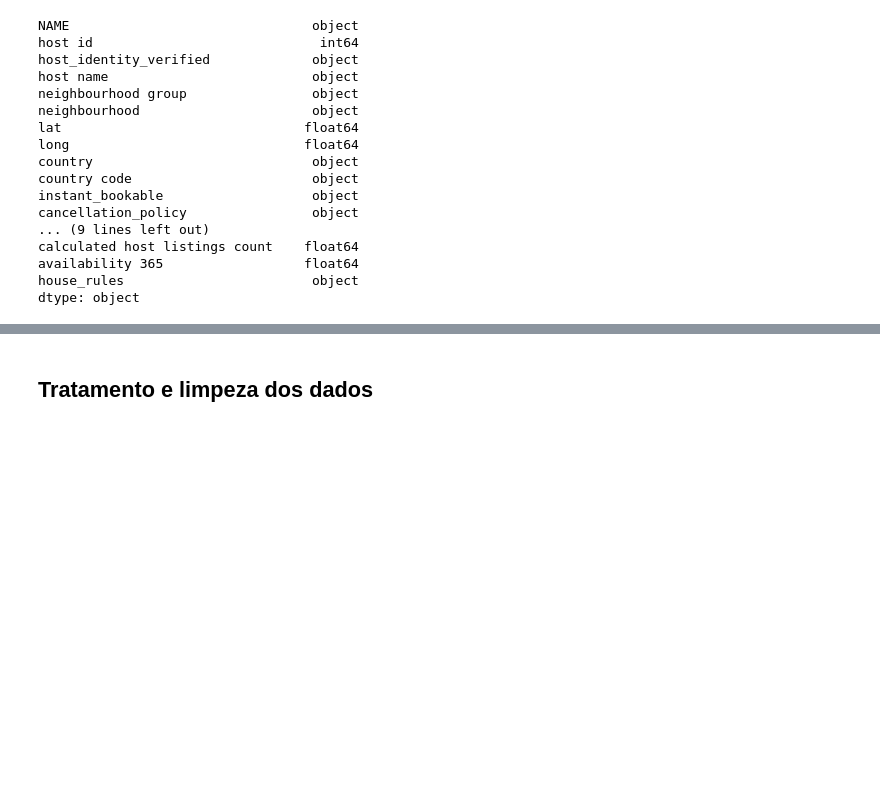
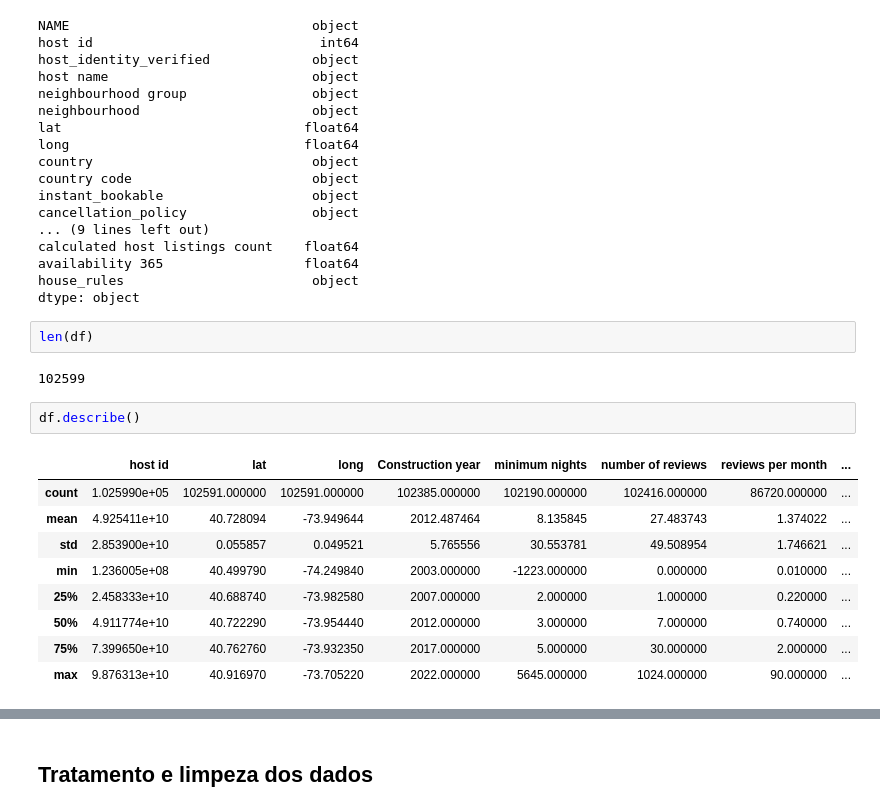
Before and after one commit to jamesgcastrof/Desafio_Tecnico_Engenharia_De_Dados, a Jupyter notebook: 4_tratamento_limpeza_dados/data_cleaning.ipynb, the cells around one changed output, grey strips where cells are left out. Saved outputs shown, nothing was run; the diff lists cells and outputs as text; blank space fills up the shorter version.

```diff
--- a/4_tratamento_limpeza_dados/data_cleaning.ipynb
+++ b/4_tratamento_limpeza_dados/data_cleaning.ipynb
@@ -54,3 +52,19 @@ calculated host listings count    float64
 availability 365                  float64
 house_rules                        object
 dtype: object
+# %%
+len(df)
+# %% [output]
+102599
+# %%
+df.describe()
+# %% [output]
+|  | host id | lat | long | Construction year | minimum nights | number of reviews | reviews per month | ... |
+| count | 1.025990e+05 | 102591.000000 | 102591.000000 | 102385.000000 | 102190.000000 | 102416.000000 | 86720.000000 | ... |
+| mean | 4.925411e+10 | 40.728094 | -73.949644 | 2012.487464 | 8.135845 | 27.483743 | 1.374022 | ... |
+| std | 2.853900e+10 | 0.055857 | 0.049521 | 5.765556 | 30.553781 | 49.508954 | 1.746621 | ... |
+| min | 1.236005e+08 | 40.499790 | -74.249840 | 2003.000000 | -1223.000000 | 0.000000 | 0.010000 | ... |
+| 25% | 2.458333e+10 | 40.688740 | -73.982580 | 2007.000000 | 2.000000 | 1.000000 | 0.220000 | ... |
+| 50% | 4.911774e+10 | 40.722290 | -73.954440 | 2012.000000 | 3.000000 | 7.000000 | 0.740000 | ... |
+| 75% | 7.399650e+10 | 40.762760 | -73.932350 | 2017.000000 | 5.000000 | 30.000000 | 2.000000 | ... |
+| max | 9.876313e+10 | 40.916970 | -73.705220 | 2022.000000 | 5645.000000 | 1024.000000 | 90.000000 | ... |
```
Also changed, not shown: parts of 24 cells of this notebook.
